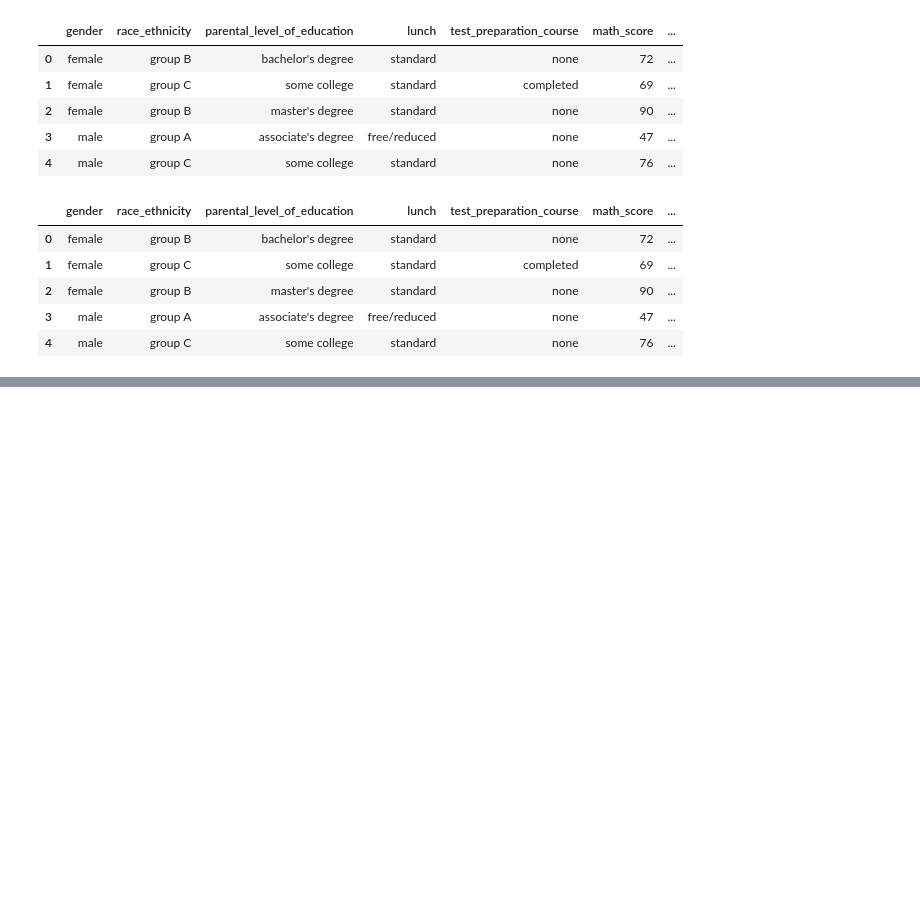
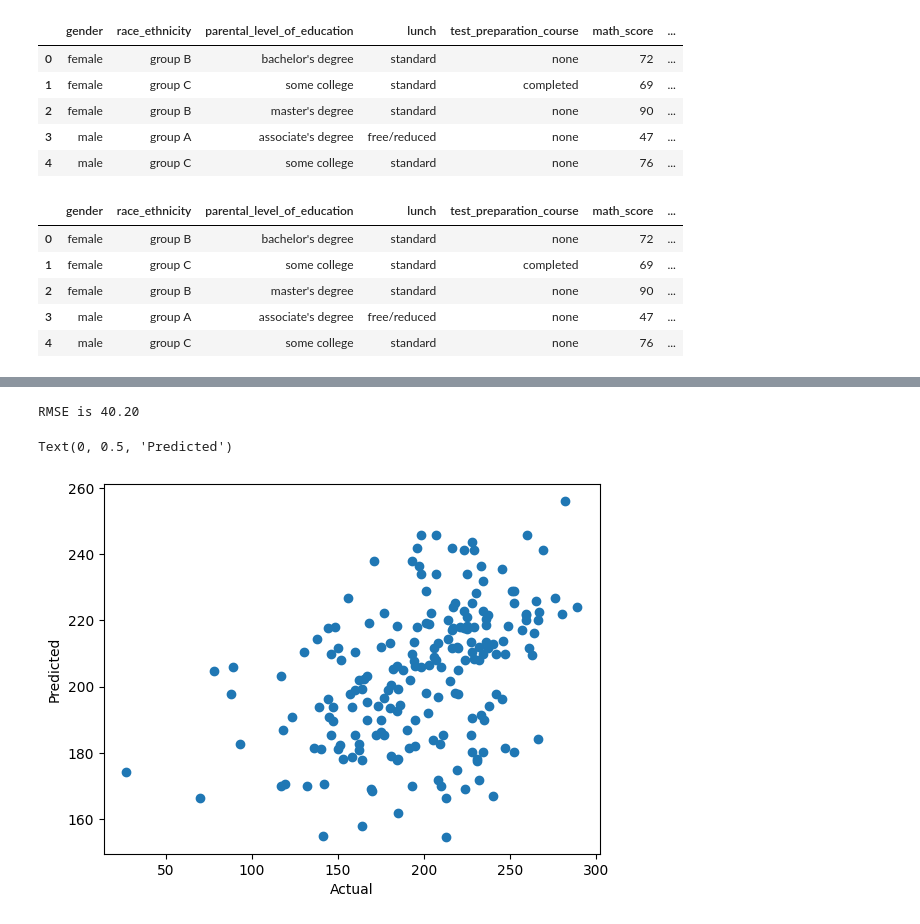
Before and after one commit to giblyf/-students_performance, a Jupyter notebook: notebook/model_training.ipynb, the cells around one changed output, grey strips where cells are left out. Cells and saved outputs as stored; diff of their text form; code cells hidden in the pictures; blank space fills up the shorter version.

Commit message:
edit model training notebook

```diff
--- a/notebook/model_training.ipynb
+++ b/notebook/model_training.ipynb
@@ -57,7 +55,7 @@ cat_features = X.select_dtypes(include="object").columns
 
 # Создание преобразователей для числовых и категориальных признаков
 scaler = StandardScaler()
-encoder = OneHotEncoder()
+encoder = OneHotEncoder(drop='first')
 
 # Создание ColumnTransformer, объединяющего оба преобразователя
 preprocessor = ColumnTransformer([("OneHotEncoder", encoder, cat_features),
@@ -71,6 +69,10 @@ X.shape
 # %%
 # Разделим данные на обучающую и тестовую выборки
 from sklearn.model_selection import train_test_split
-X_train, X_test, y_train, y_test = train_test_split(X,y,test_size=0.2,random_state=42)
+X_train, X_test, y_train, y_test = train_test_split(X,
+                                                    y,
+                                                    test_size=0.2,
+                                                    random_state=42,
+                                                    shuffle=True)
 X_train.shape, X_test.shape
 # %% [output]
@@ -98,8 +100,8 @@ models = {
     "AdaBoost Regressor": AdaBoostRegressor()
 }
 
-# Список для хранения R2-значений моделей
-r2_list =[]
+# Список для хранения rmse моделей
+rmse_scores =[]
 
 # Итерация по моделям в словаре
 for i, model in enumerate(models.values()):
@@ -127,7 +129,7 @@ for i, model in enumerate(models.values()):
     print("- Root Mean Squared Error: {:.4f}".format(model_test_rmse))
     print("- Mean Absolute Error: {:.4f}".format(model_test_mae))
     print("- R2 Score: {:.4f}".format(model_test_r2))
-    r2_list.append(model_test_r2)
+    rmse_scores.append(model_test_rmse)
 
     print('='*35)
     print('\n')
@@ -151,0 +169,18 @@ Model performance for Test set
+# %%
+# Модель линейной регресии показала себя наилучший образом
+linear_model = LinearRegression(fit_intercept=True)
+
+linear_model = linear_model.fit(X_train, y_train)
+y_pred = linear_model.predict(X_test)
+
+score = np.sqrt(mean_squared_error(y_test, y_pred))
+print("RMSE is %.2f" %score)
+# %% [output]
+RMSE is 40.20
+# %%
+plt.scatter(y_test, y_pred)
+plt.xlabel('Actual')
+plt.ylabel('Predicted')
+# %% [output]
+Text(0, 0.5, 'Predicted')
+[figure, added]
```
Also changed, not shown: parts of 8 cells of this notebook.
